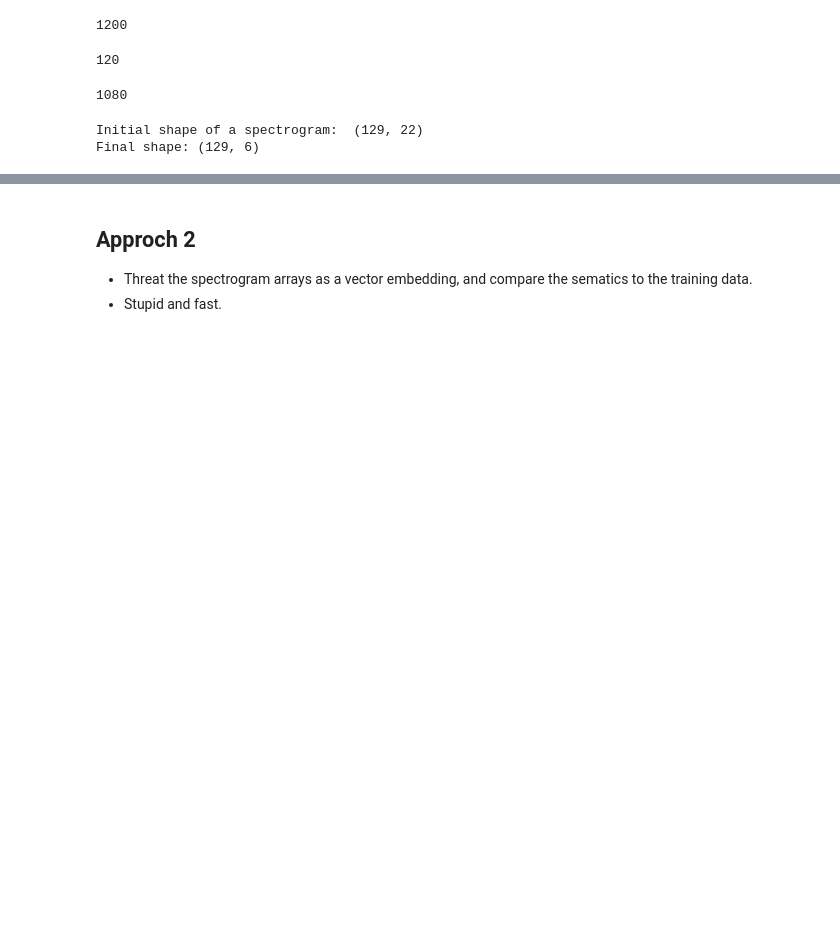
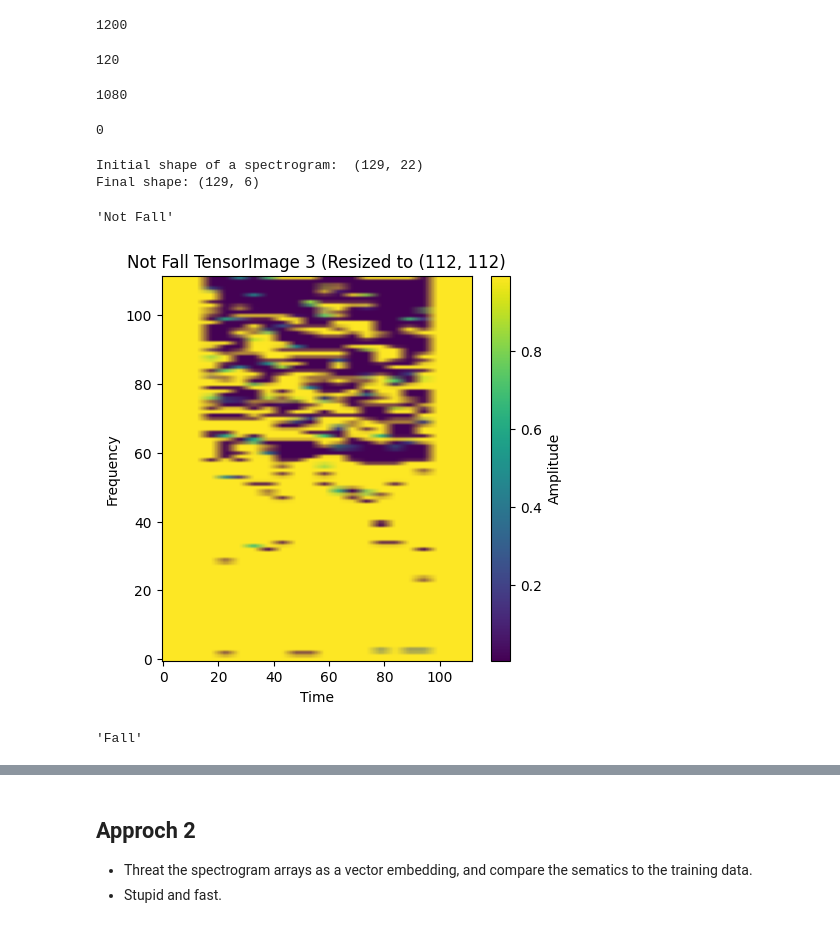
Before and after one commit to Vatnelid-Master-Project/data-analysis, a Jupyter notebook: first-pipline-model.ipynb, the cells around one changed output, grey strips where cells are left out. Drawn from its saved outputs; the diff is of its cells as text; code cells hidden in the pictures; blank space fills up the shorter version.

```diff
--- a/first-pipline-model.ipynb
+++ b/first-pipline-model.ipynb
@@ -229,6 +229,13 @@ len(valid_labels)
 len(labels)
 # %% [output]
 1080
+# %%
+for i in range(len(valid_labels)):
+    if labels[i] == "Fall":
+        print(i)
+        break
+# %% [output]
+0
 # %%
 print(f'Initial shape of a spectrogram: ', spec[0].shape)
 
@@ -281,3 +288,39 @@ def get_x(i):
 
 def get_y(i):
     return labels[i]
+# %%
+def show_spectogram(img: TensorImage, title : str = "Final Tensor Image"):
+    img_array = img.numpy()
+
+# Convert from (C, H, W) to (H, W, C) for matplotlib
+    if img_array.shape[0] == 3:  # RGB
+        img_plot = np.transpose(img_array, (1, 2, 0))
+    else:  # Grayscale
+        img_plot = img_array[0]
+
+    plt.figure(figsize=(5, 5))
+    plt.imshow(img_plot, aspect='auto', origin='lower', cmap='viridis')
+    plt.title(title)
+    plt.xlabel('Time')
+    plt.ylabel('Frequency')
+    plt.colorbar(label='Amplitude')
+    plt.show()
+    plt.close()
+# %%
+get_y(3)
+# %% [output]
+'Not Fall'
+# %%
+import matplotlib.pyplot as plt
+
+tensor_img = get_x(3)
+
+# Convert back to numpy for plotting
+# TensorImage format is (C, H, W)
+show_spectogram(tensor_img, title=f'Not Fall TensorImage {3} (Resized to {TARGET_HW}')
+# %% [output]
+[figure, added]
+# %%
+get_y(0)
+# %% [output]
+'Fall'
```
Also changed, not shown: parts of 12 cells of this notebook, 1 other file.
